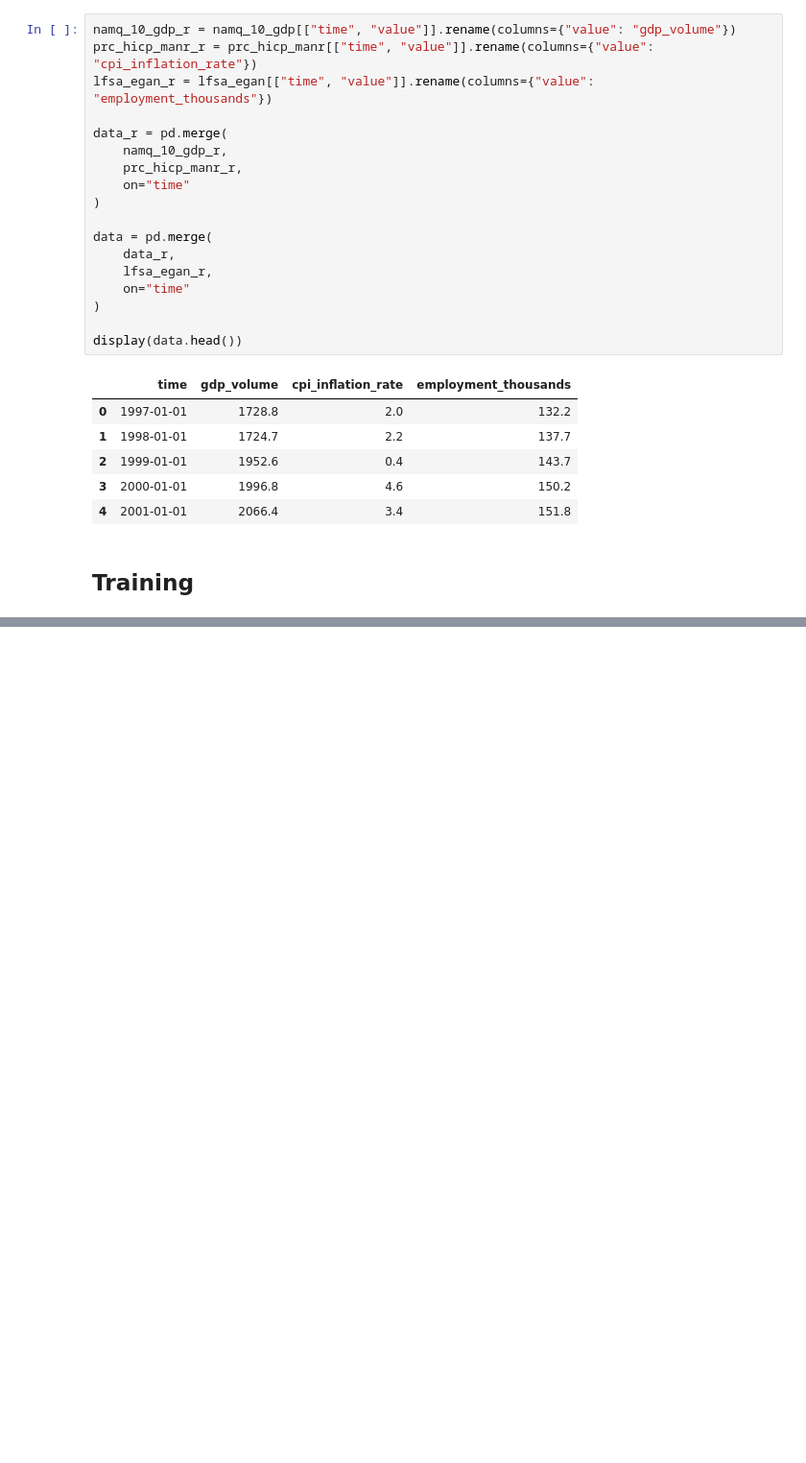
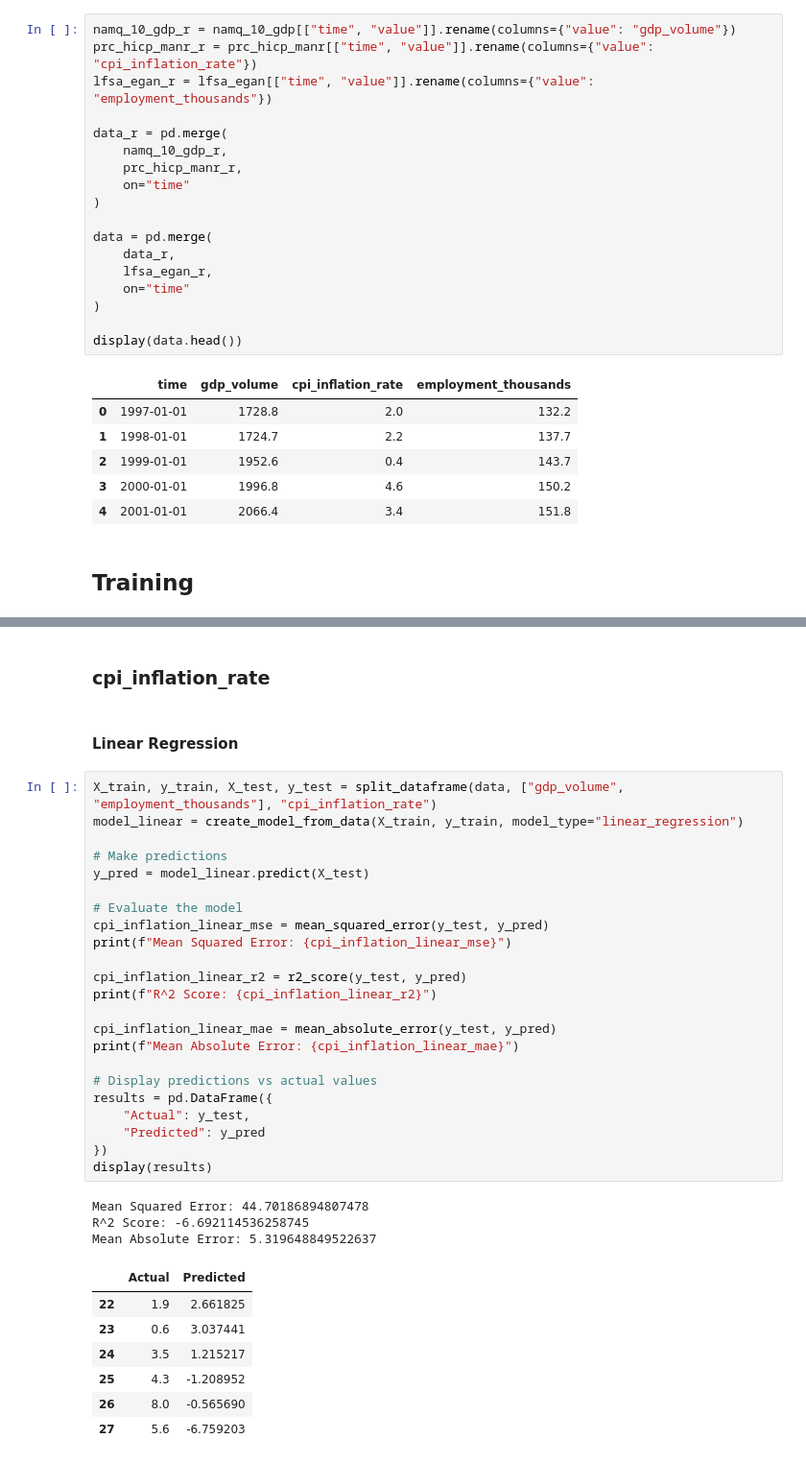
Before and after one commit to muffindud/iceland-data-analysis, a Jupyter notebook: model.ipynb, the cells around one changed output, grey strips where cells are left out. Shown: that part at 96% size. Cells and saved outputs as stored; diff of their text form; blank space fills up the shorter version.

```diff
--- a/model.ipynb
+++ b/model.ipynb
@@ -304,0 +331,38 @@ Mean Squared Error: 256297.33385666914
+# %% [markdown]
+### cpi_inflation_rate
+# %% [markdown]
+#### Linear Regression
+# %%
+X_train, y_train, X_test, y_test = split_dataframe(data, ["gdp_volume", "employment_thousands"], "cpi_inflation_rate")
+model_linear = create_model_from_data(X_train, y_train, model_type="linear_regression")
+
+# Make predictions
+y_pred = model_linear.predict(X_test)
+
+# Evaluate the model
+cpi_inflation_linear_mse = mean_squared_error(y_test, y_pred)
+print(f"Mean Squared Error: {cpi_inflation_linear_mse}")
+
+cpi_inflation_linear_r2 = r2_score(y_test, y_pred)
+print(f"R^2 Score: {cpi_inflation_linear_r2}")
+
+cpi_inflation_linear_mae = mean_absolute_error(y_test, y_pred)
+print(f"Mean Absolute Error: {cpi_inflation_linear_mae}")
+
+# Display predictions vs actual values
+results = pd.DataFrame({
+    "Actual": y_test,
+    "Predicted": y_pred
+})
+display(results)
+# %% [output]
+Mean Squared Error: 44.70186894807478
+R^2 Score: -6.692114536258745
+Mean Absolute Error: 5.319648849522637
+|  | Actual | Predicted |
+| 22 | 1.9 | 2.661825 |
+| 23 | 0.6 | 3.037441 |
+| 24 | 3.5 | 1.215217 |
+| 25 | 4.3 | -1.208952 |
+| 26 | 8.0 | -0.565690 |
+| 27 | 5.6 | -6.759203 |
```
Also changed, not shown: parts of 19 cells of this notebook.
